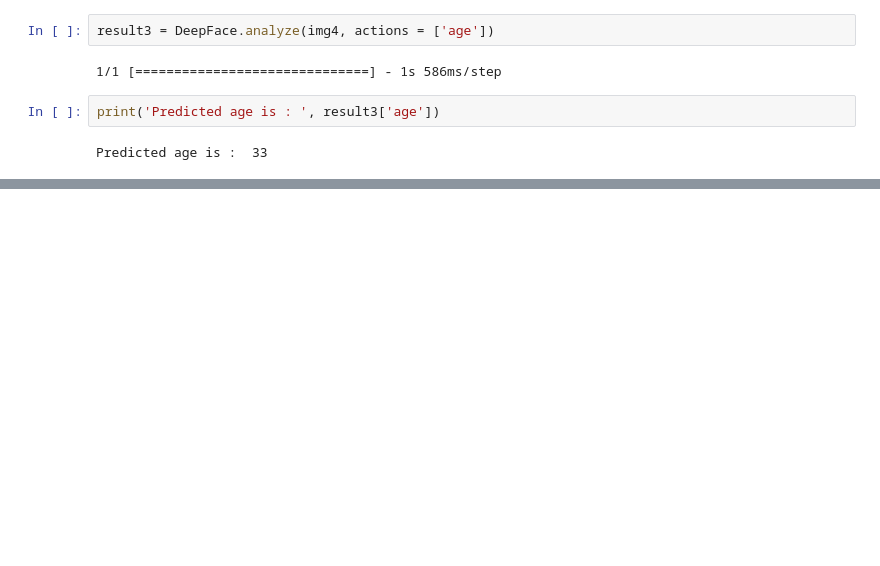
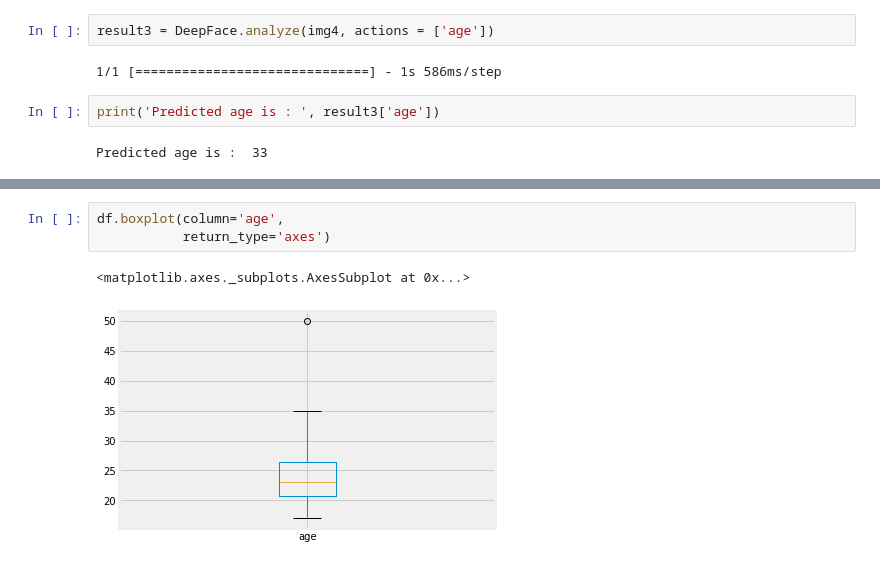
Before and after one commit to ifeomaaaa/age-prediction, a Jupyter notebook: age_prediction_deepface.ipynb, the cells around one changed output, grey strips where cells are left out. Saved outputs shown, nothing was run; the diff lists cells and outputs as text; blank space fills up the shorter version.

```diff
--- a/age_prediction_deepface.ipynb
+++ b/age_prediction_deepface.ipynb
@@ -67,0 +155,6 @@ Predicted age is :  33
+# %%
+df.boxplot(column='age',
+           return_type='axes')
+# %% [output]
+<matplotlib.axes._subplots.AxesSubplot at 0x...>
+[figure, added]
```
Also changed, not shown: parts of 13 cells of this notebook.
